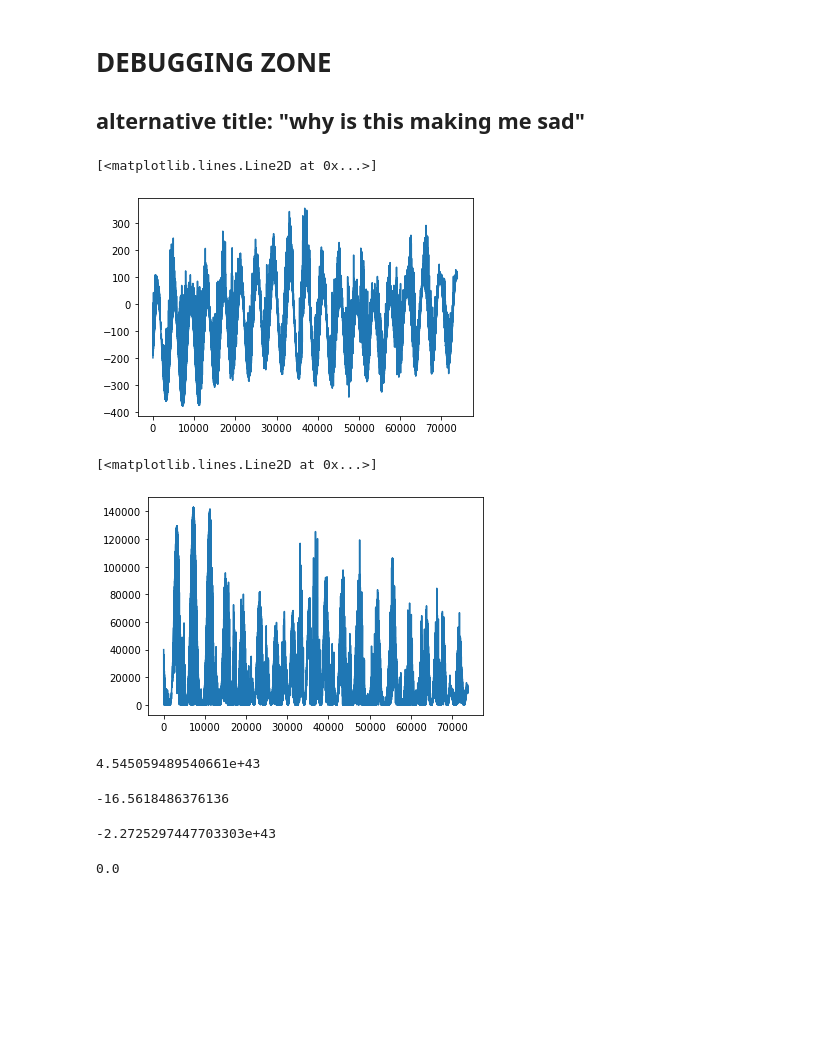
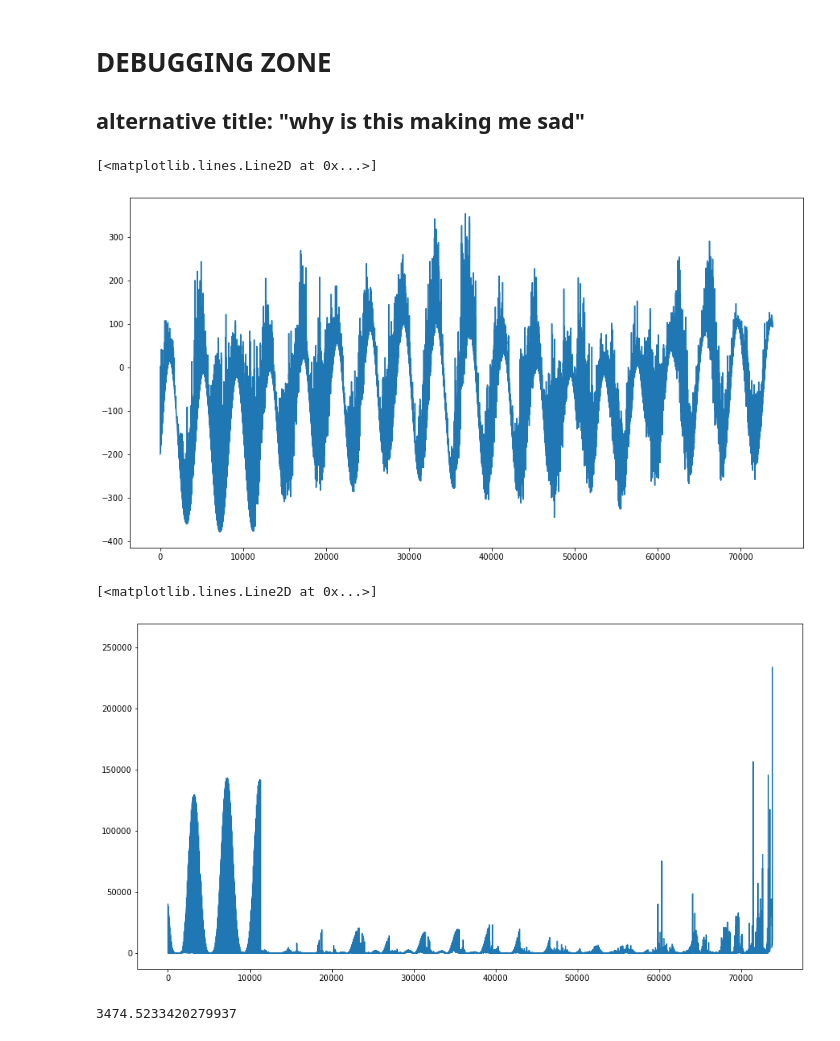
Before and after one commit to christandoi/ast596fds-final, a Jupyter notebook: chris_notebook.ipynb, the cells around one changed output. Saved outputs shown, nothing was run; the diff lists cells and outputs as text; code cells hidden in the pictures; blank space fills up the shorter version.

```diff
--- a/chris_notebook.ipynb
+++ b/chris_notebook.ipynb
@@ -94,7 +96,7 @@ def ssn_model(A1, B1, C1, D1, A2, B2, C2, D2, timeseries):
     arg2 = [date/B2 + C2 for date in timeseries]
     sine2 = A2 * np.sin(arg2) + D2
     combined = sine1 + sine2
-#     combined[combined <0] = 0
+    combined[combined <0] = 0
     return combined
 # %% [markdown]
 ### Make sure our model actually looks like the manual entries above
@@ -366,29 +371,19 @@ def metropolis_hastings(p, x0, sigma, *args, nsamp=1000):
 ## alternative title: "why is this making me sad"
 # %%
 #difference in model vs data plot
+plt.figure(figsize=(15,8))
 plt.plot(dates, (cleaned_data - ssn_model(*guess, dates_deg)))
 # %% [output]
 [<matplotlib.lines.Line2D at 0x...>]
-[figure, old version]
+[figure, new version]
 # %%
 #chisq plot
-plt.plot(dates, (cleaned_data - ssn_model(*guess, dates_deg))**2)
+plt.figure(figsize=(15,8))
+plt.plot(dates, (cleaned_data - ssn_model(*guess, dates_deg))**2/(cleaned_stdev**2))
 # %% [output]
 [<matplotlib.lines.Line2D at 0x...>]
-[figure, old version]
+[figure, new version]
 # %%
-chisq(guess, *args)
+chisq(*guess, *args)
 # %% [output]
-4.545059489540661e+43
+3474.5233420279937
-# %%
-logprior(*guess)
-# %% [output]
--16.5618486376136
-# %%
-LogLikelihood(*guess, *args)
-# %% [output]
--2.2725297447703303e+43
-# %%
-Posterior(*guess, *args)
-# %% [output]
-0.0
```
Also changed, not shown: parts of 19 cells of this notebook.
